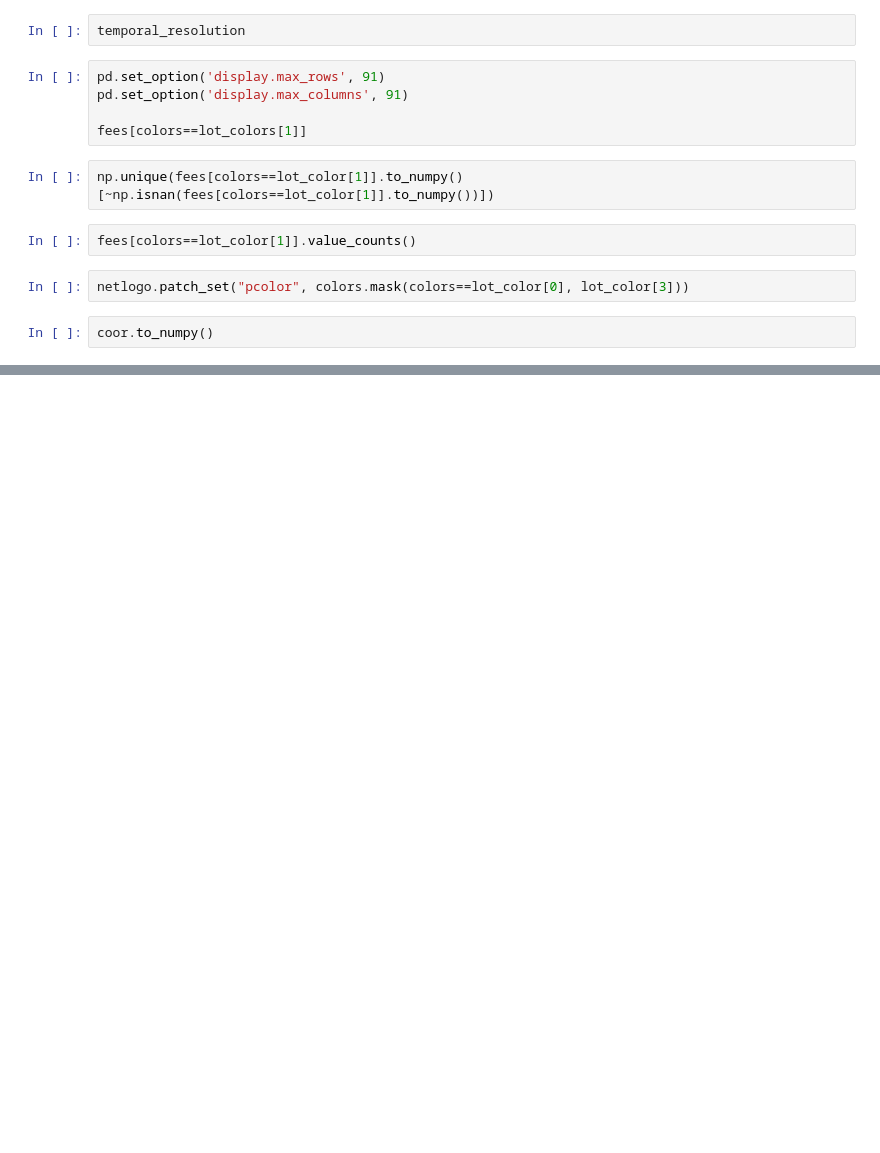
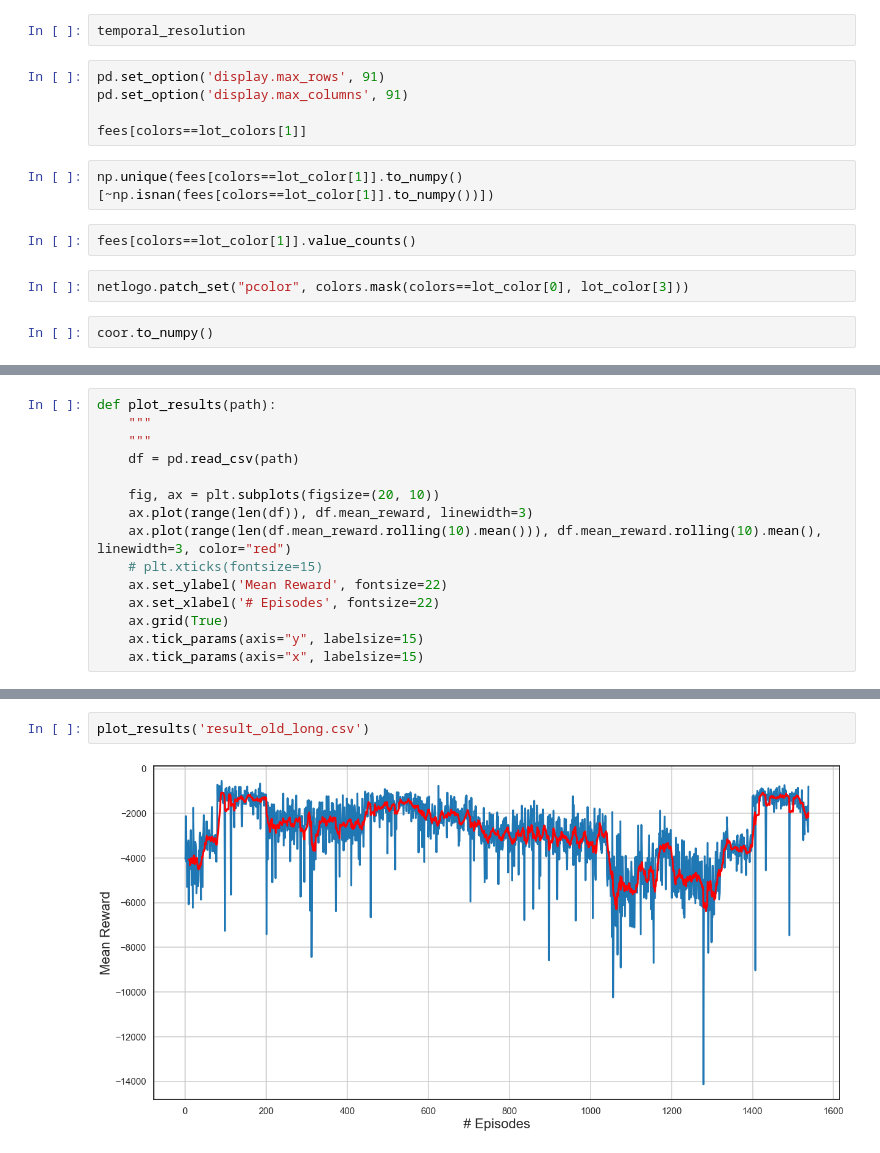
Before and after one commit to JakobKappenberger/ai-priced-parking, a Jupyter notebook: Notebooks/experimental_notebook.ipynb, the cells around one changed output, grey strips where cells are left out. Drawn from its saved outputs; the diff is of its cells as text; blank space fills up the shorter version.

```diff
--- a/Notebooks/experimental_notebook.ipynb
+++ b/Notebooks/experimental_notebook.ipynb
@@ -407,0 +152,15 @@ WARNING:root:No min_value bound specified for state.
+# %%
+def plot_results(path):
+    """
+    """
+    df = pd.read_csv(path)
+
+    fig, ax = plt.subplots(figsize=(20, 10))
+    ax.plot(range(len(df)), df.mean_reward, linewidth=3)
+    ax.plot(range(len(df.mean_reward.rolling(10).mean())), df.mean_reward.rolling(10).mean(), linewidth=3, color="red")
+    # plt.xticks(fontsize=15)
+    ax.set_ylabel('Mean Reward', fontsize=22)
+    ax.set_xlabel('# Episodes', fontsize=22)
+    ax.grid(True)
+    ax.tick_params(axis="y", labelsize=15)
+    ax.tick_params(axis="x", labelsize=15)
@@ -407,0 +173,4 @@ WARNING:root:No min_value bound specified for state.
+# %%
+plot_results('result_old_long.csv')
+# %% [output]
+[figure, added]
```
Also changed, not shown: parts of 29 cells of this notebook.
